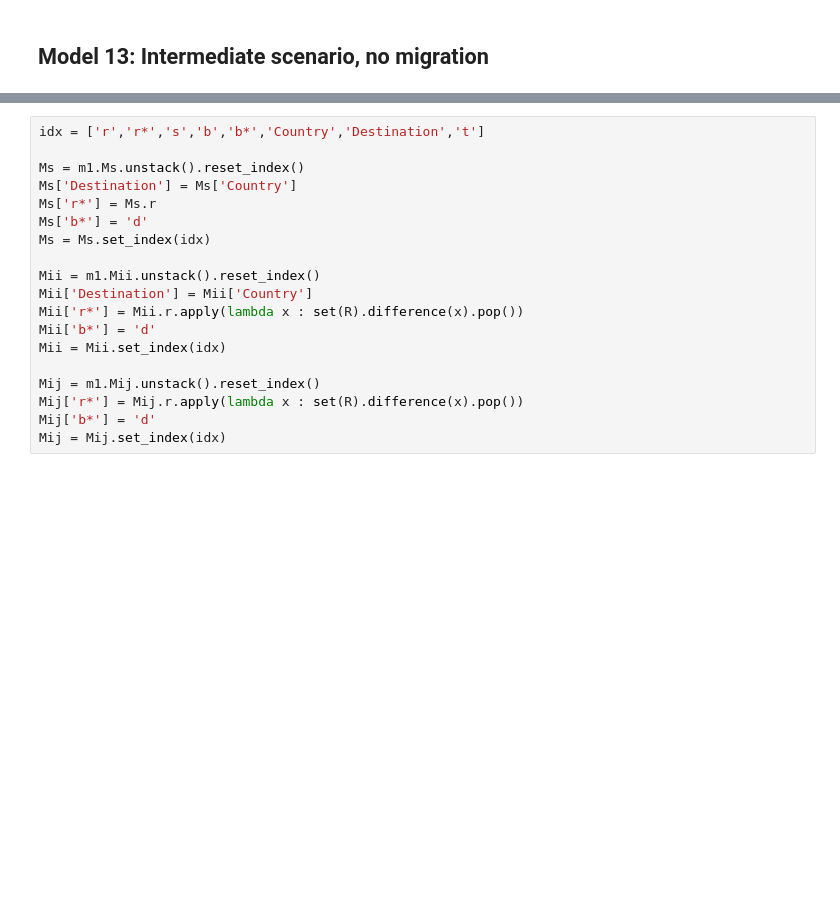
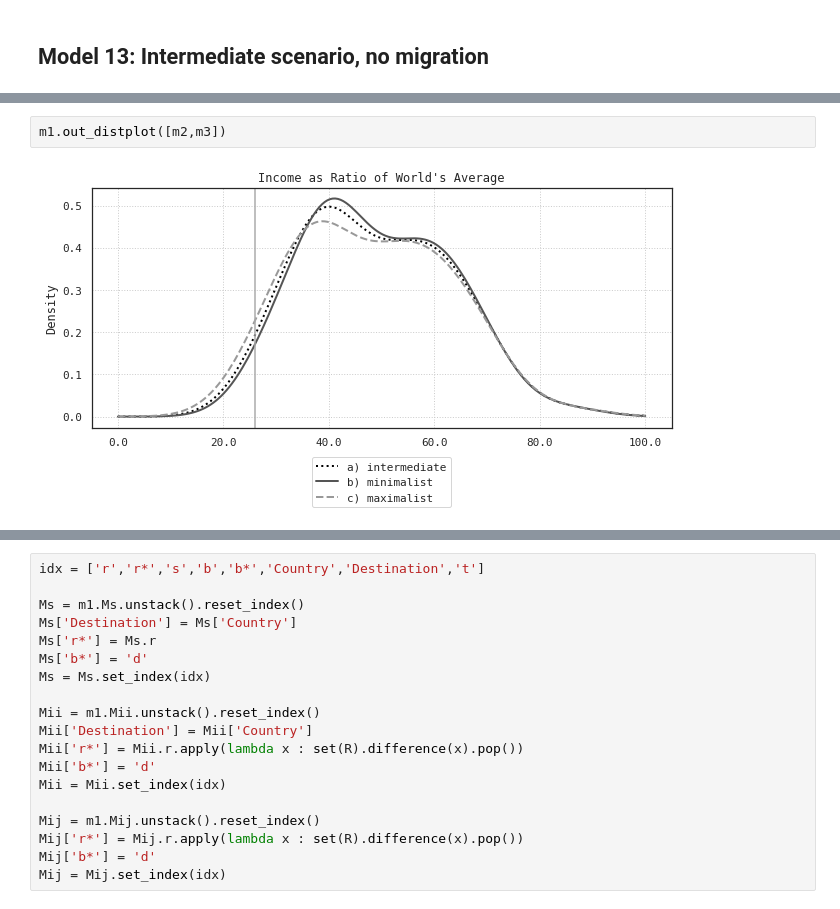
Before and after one commit to hscheewel/GeographyOfClimateMigration, a Jupyter notebook: model.ipynb, the cells around one changed output, grey strips where cells are left out. Saved outputs shown, nothing was run; the diff lists cells and outputs as text; blank space fills up the shorter version.

```diff
--- a/model.ipynb
+++ b/model.ipynb
@@ -1415,0 +1480,4 @@ m13.urbanization()
+# %%
+m1.out_distplot([m2,m3])
+# %% [output]
+[figure, added]
```
Also changed, not shown: parts of 29 cells of this notebook.
